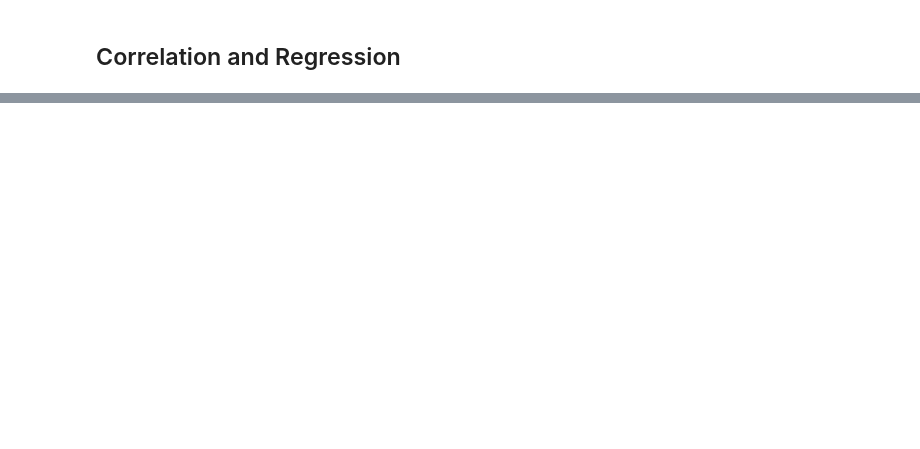
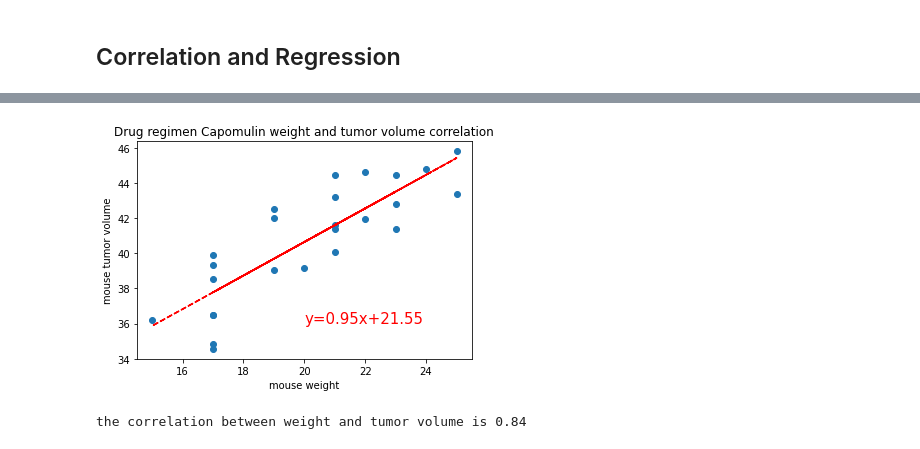
Before and after one commit to RZHANG2021/Matplotlib, a Jupyter notebook: pymaceuticals_starter.ipynb, the cells around one changed output, grey strips where cells are left out. Cells and saved outputs as stored; diff of their text form; code cells hidden in the pictures; blank space fills up the shorter version.

```diff
--- a/pymaceuticals_starter.ipynb
+++ b/pymaceuticals_starter.ipynb
@@ -455,0 +560,6 @@ Ceftamin the outlier is Series([], Name: Tumor Volume (mm3), dtype: float64)
+# %%
+# go through the weight_regimen and filter out all mouses under drug regimen Capomulin
+weight_regimen=clean_df.set_index(["Drug Regimen"])
+Capomulin_weight=weight_regimen.loc[["Capomulin"],["Mouse ID","Timepoint","Tumor Volume (mm3)","Weight (g)"]]
+
+Capomulin_weight.head()
@@ -455,0 +574,4 @@ Ceftamin the outlier is Series([], Name: Tumor Volume (mm3), dtype: float64)
+# %%
+#group by mouse id
+Capomulin_weight=Capomulin_weight.groupby(['Mouse ID'])
+Capomulin_weight
@@ -455,0 +580,9 @@ Ceftamin the outlier is Series([], Name: Tumor Volume (mm3), dtype: float64)
+# %%
+#calculate the average tumor size for mouse under drug regimen Capomulin
+Average_Tvolume=Capomulin_weight["Tumor Volume (mm3)"].mean()
+Average_Weight=Capomulin_weight["Weight (g)"].mean()
+# %%
+#set a df to show mouse weight and tumor size under drug regimen Capomulin
+Capomulin_weight_volume = pd.DataFrame(
+    {"Weight (g)": Average_Weight,"Average Tumor volume":Average_Tvolume})
+Capomulin_weight_volume.head()
@@ -455,0 +600,20 @@ Ceftamin the outlier is Series([], Name: Tumor Volume (mm3), dtype: float64)
+# %%
+# Calculate the correlation coefficient and linear regression model eight=Capomulin_weight_volume.iloc[:,0]
+volume=Capomulin_weight_volume.iloc[:,1]
+correlation=st.pearsonr(weight,volume)
+
+slope, intercept, rvalue, pvalue, stderr = st.linregress(weight, volume)
+regress_values=weight*slope+intercept
+regress_values
+line_eq="y="+str(round(slope,2))+"x+"+str(round(intercept,2))
+plt.scatter(weight,volume)
+plt.plot(weight,regress_values,"--",color="r")
+plt.annotate(line_eq,(20,36),fontsize=15,color="r")
+plt.xlabel("mouse weight")
+plt.ylabel("mouse tumor volume")
+plt.title("Drug regimen Capomulin weight and tumor volume correlation")
+plt.show()
+print(f"the correlation between weight and tumor volume is {round(correlation[0],2)}")
+# %% [output]
+[figure, added]
+the correlation between weight and tumor volume is 0.84
```
Also changed, not shown: parts of 14 cells of this notebook.
